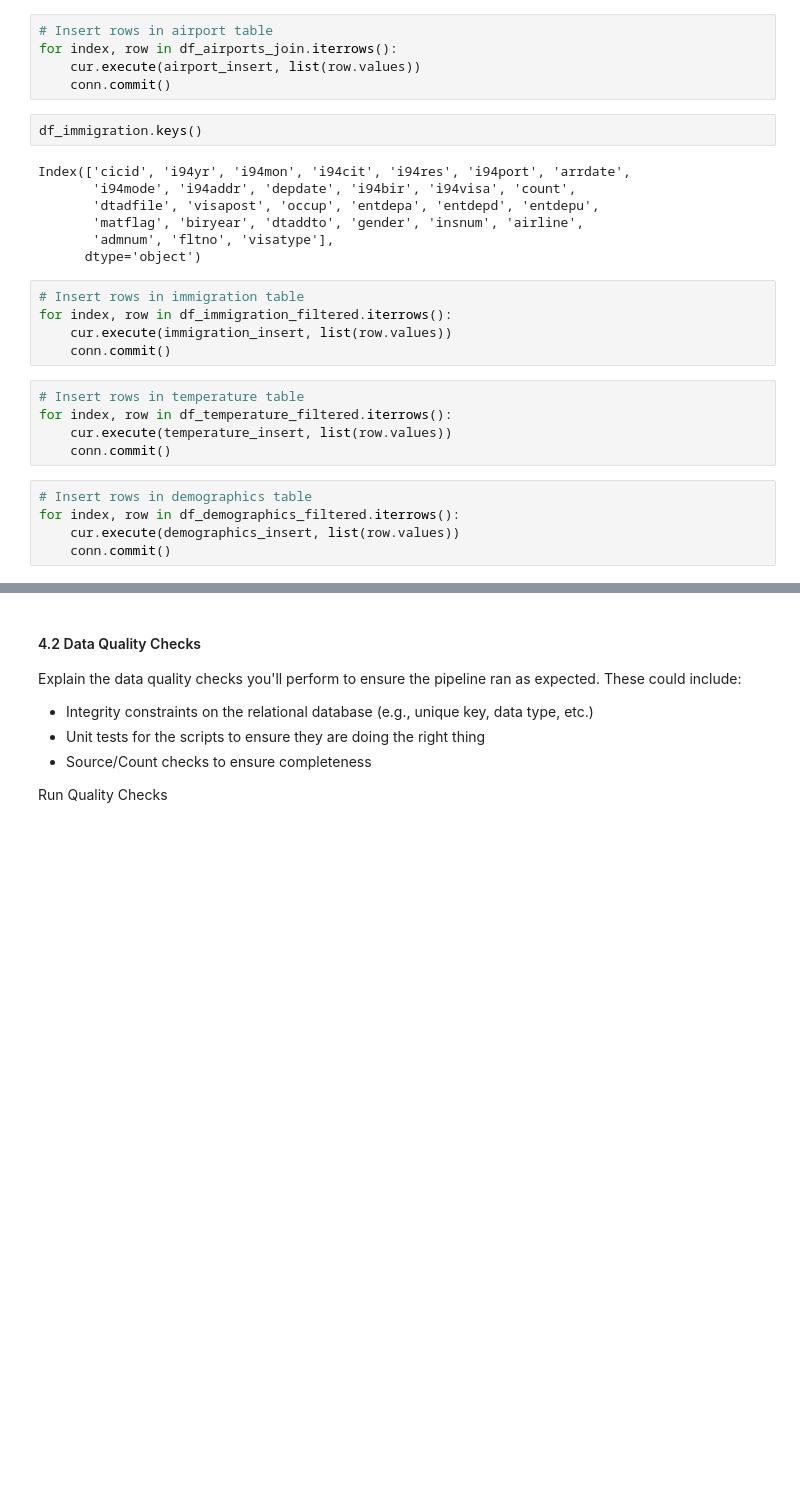
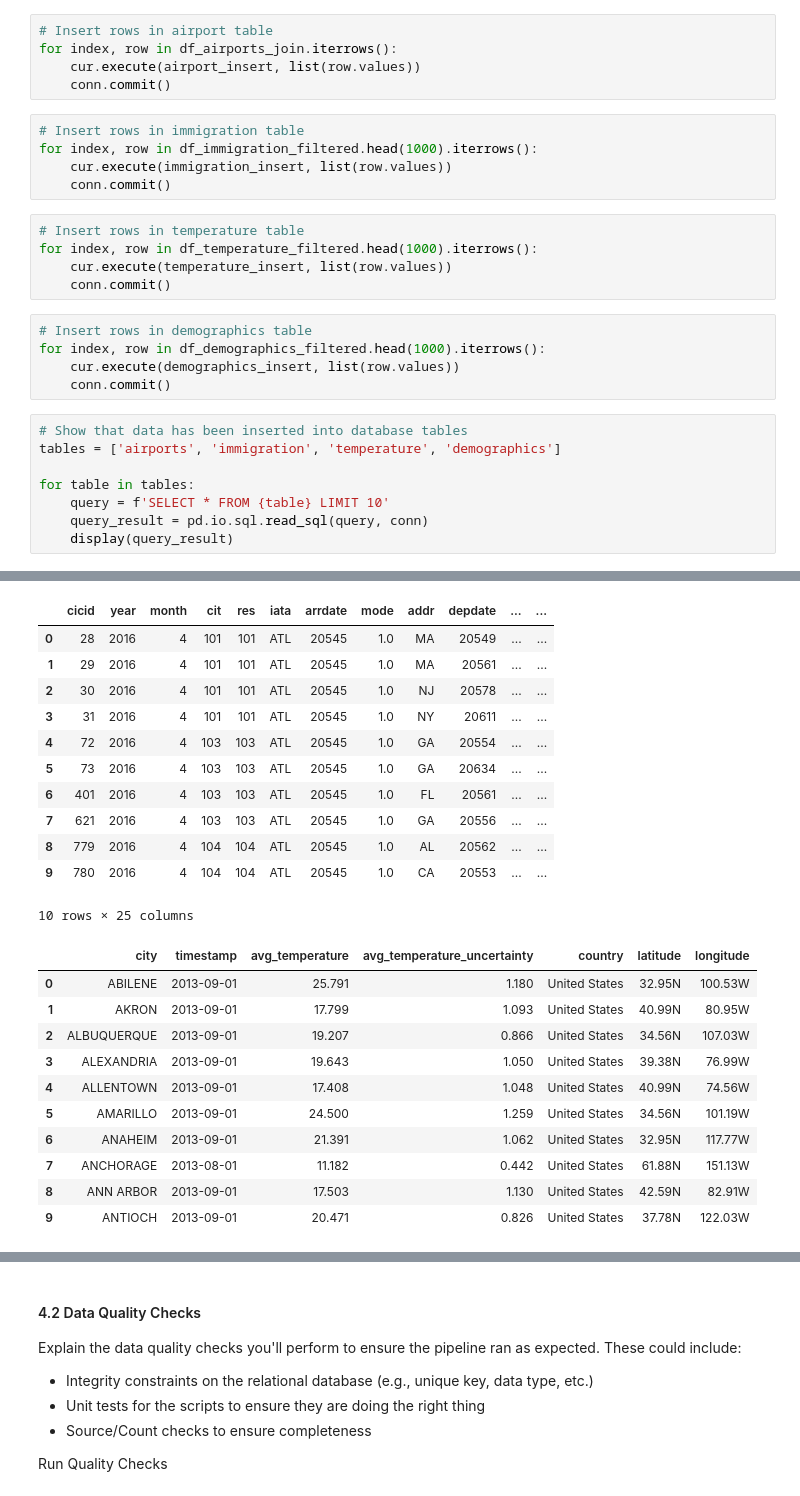
Before and after one commit to m-wallner/Udacity-Data-Engineering-Nanodegree, a Jupyter notebook: 6 Capstone Project/Capstone Project.ipynb, the cells around one changed output, grey strips where cells are left out. Cells and saved outputs as stored; diff of their text form; blank space fills up the shorter version.

```diff
--- a/6 Capstone Project/Capstone Project.ipynb
+++ b/6 Capstone Project/Capstone Project.ipynb
@@ -405,27 +481,27 @@ df_demographics_filtered.head(10)
 for index, row in df_airports_join.iterrows():
     cur.execute(airport_insert, list(row.values))
     conn.commit()
-# %%
-df_immigration.keys()
-# %% [output]
-Index(['cicid', 'i94yr', 'i94mon', 'i94cit', 'i94res', 'i94port', 'arrdate',
-       'i94mode', 'i94addr', 'depdate', 'i94bir', 'i94visa', 'count',
-       'dtadfile', 'visapost', 'occup', 'entdepa', 'entdepd', 'entdepu',
-       'matflag', 'biryear', 'dtaddto', 'gender', 'insnum', 'airline',
-       'admnum', 'fltno', 'visatype'],
-      dtype='object')
 # %%
 # Insert rows in immigration table
-for index, row in df_immigration_filtered.iterrows():
+for index, row in df_immigration_filtered.head(1000).iterrows():
     cur.execute(immigration_insert, list(row.values))
     conn.commit()
 # %%
 # Insert rows in temperature table
-for index, row in df_temperature_filtered.iterrows():
+for index, row in df_temperature_filtered.head(1000).iterrows():
     cur.execute(temperature_insert, list(row.values))
     conn.commit()
 # %%
 # Insert rows in demographics table
-for index, row in df_demographics_filtered.iterrows():
+for index, row in df_demographics_filtered.head(1000).iterrows():
     cur.execute(demographics_insert, list(row.values))
     conn.commit()
+# %%
+# Show that data has been inserted into database tables
+tables = ['airports', 'immigration', 'temperature', 'demographics']
+
+for table in tables:
+    query = f'SELECT * FROM {table} LIMIT 10'
+    query_result = pd.io.sql.read_sql(query, conn)
+    display(query_result)
+# %% [output]
@@ -431,0 +519,23 @@ for index, row in df_demographics_filtered.iterrows():
+|  | cicid | year | month | cit | res | iata | arrdate | mode | addr | depdate | ... | ... |
+| 0 | 28 | 2016 | 4 | 101 | 101 | ATL | 20545 | 1.0 | MA | 20549 | ... | ... |
+| 1 | 29 | 2016 | 4 | 101 | 101 | ATL | 20545 | 1.0 | MA | 20561 | ... | ... |
+| 2 | 30 | 2016 | 4 | 101 | 101 | ATL | 20545 | 1.0 | NJ | 20578 | ... | ... |
+| 3 | 31 | 2016 | 4 | 101 | 101 | ATL | 20545 | 1.0 | NY | 20611 | ... | ... |
+| 4 | 72 | 2016 | 4 | 103 | 103 | ATL | 20545 | 1.0 | GA | 20554 | ... | ... |
+| 5 | 73 | 2016 | 4 | 103 | 103 | ATL | 20545 | 1.0 | GA | 20634 | ... | ... |
+| 6 | 401 | 2016 | 4 | 103 | 103 | ATL | 20545 | 1.0 | FL | 20561 | ... | ... |
+| 7 | 621 | 2016 | 4 | 103 | 103 | ATL | 20545 | 1.0 | GA | 20556 | ... | ... |
+| 8 | 779 | 2016 | 4 | 104 | 104 | ATL | 20545 | 1.0 | AL | 20562 | ... | ... |
+| 9 | 780 | 2016 | 4 | 104 | 104 | ATL | 20545 | 1.0 | CA | 20553 | ... | ... |
+10 rows × 25 columns
+|  | city | timestamp | avg_temperature | avg_temperature_uncertainty | country | latitude | longitude |
+| 0 | ABILENE | 2013-09-01 | 25.791 | 1.180 | United States | 32.95N | 100.53W |
+| 1 | AKRON | 2013-09-01 | 17.799 | 1.093 | United States | 40.99N | 80.95W |
+| 2 | ALBUQUERQUE | 2013-09-01 | 19.207 | 0.866 | United States | 34.56N | 107.03W |
+| 3 | ALEXANDRIA | 2013-09-01 | 19.643 | 1.050 | United States | 39.38N | 76.99W |
+| 4 | ALLENTOWN | 2013-09-01 | 17.408 | 1.048 | United States | 40.99N | 74.56W |
+| 5 | AMARILLO | 2013-09-01 | 24.500 | 1.259 | United States | 34.56N | 101.19W |
+| 6 | ANAHEIM | 2013-09-01 | 21.391 | 1.062 | United States | 32.95N | 117.77W |
+| 7 | ANCHORAGE | 2013-08-01 | 11.182 | 0.442 | United States | 61.88N | 151.13W |
+| 8 | ANN ARBOR | 2013-09-01 | 17.503 | 1.130 | United States | 42.59N | 82.91W |
+| 9 | ANTIOCH | 2013-09-01 | 20.471 | 0.826 | United States | 37.78N | 122.03W |
```
Also changed, not shown: parts of 14 cells of this notebook.
